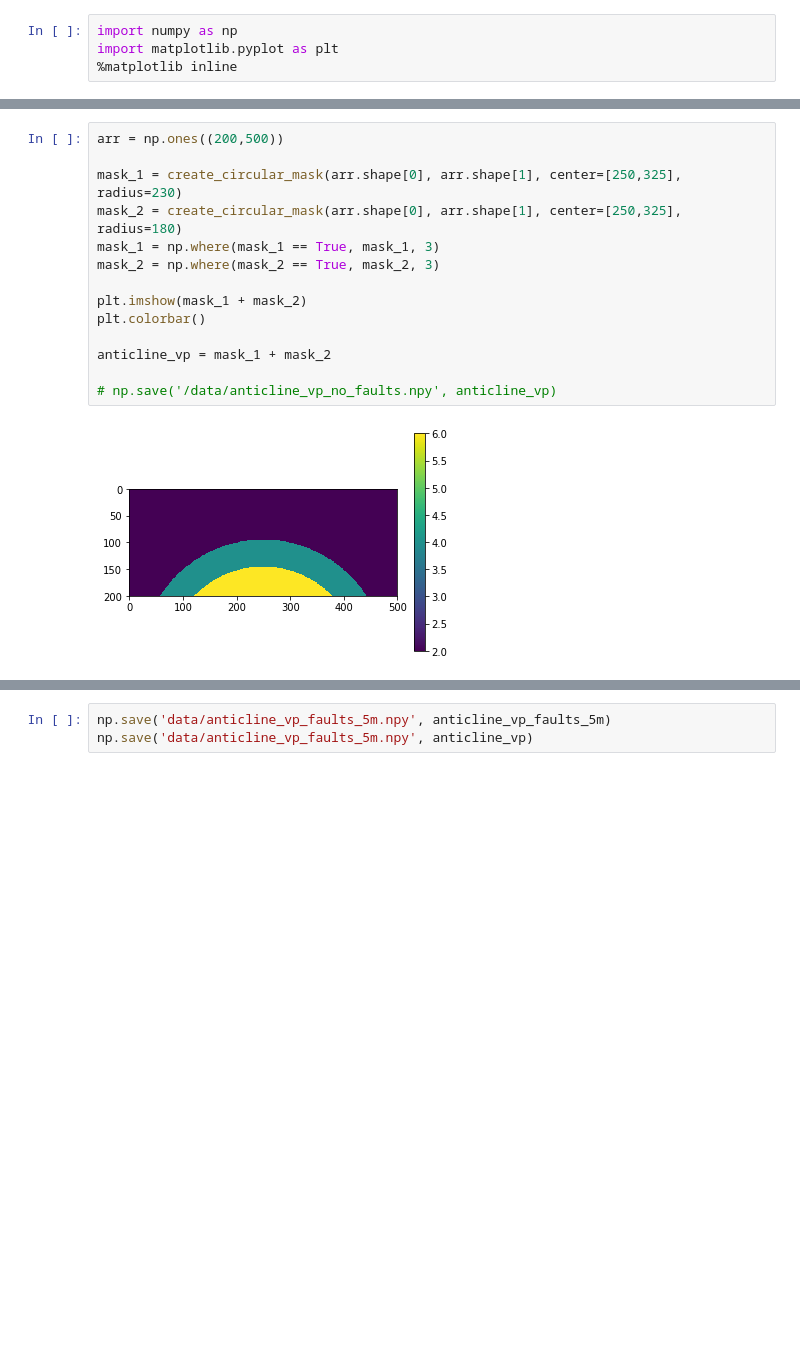
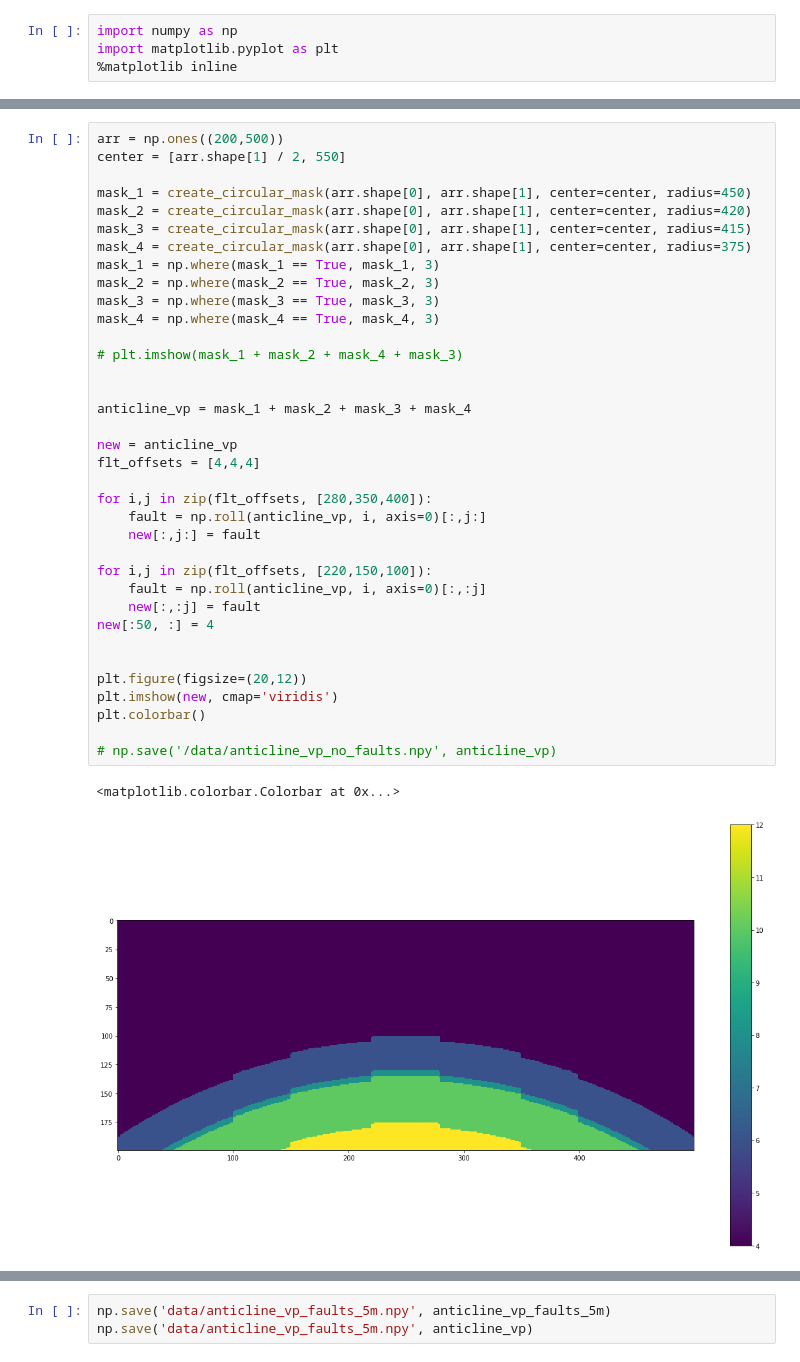
Before and after one commit to tccw/geotools, a Jupyter notebook: toys/devito_WSL/velocity_building.ipynb, the cells around one changed output, grey strips where cells are left out. Drawn from its saved outputs; the diff is of its cells as text; blank space fills up the shorter version.

```diff
--- a/toys/devito_WSL/velocity_building.ipynb
+++ b/toys/devito_WSL/velocity_building.ipynb
@@ -23,16 +55,39 @@ mask_2 = create_circular_mask(arr.shape[0], arr.shape[1], center=[250,325], radi
 # %%
 arr = np.ones((200,500))
+center = [arr.shape[1] / 2, 550]
 
-mask_1 = create_circular_mask(arr.shape[0], arr.shape[1], center=[250,325], radius=230)
-mask_2 = create_circular_mask(arr.shape[0], arr.shape[1], center=[250,325], radius=180)
+mask_1 = create_circular_mask(arr.shape[0], arr.shape[1], center=center, radius=450)
+mask_2 = create_circular_mask(arr.shape[0], arr.shape[1], center=center, radius=420)
+mask_3 = create_circular_mask(arr.shape[0], arr.shape[1], center=center, radius=415)
+mask_4 = create_circular_mask(arr.shape[0], arr.shape[1], center=center, radius=375)
 mask_1 = np.where(mask_1 == True, mask_1, 3)
 mask_2 = np.where(mask_2 == True, mask_2, 3)
+mask_3 = np.where(mask_3 == True, mask_3, 3)
+mask_4 = np.where(mask_4 == True, mask_4, 3)
 
-plt.imshow(mask_1 + mask_2)
+# plt.imshow(mask_1 + mask_2 + mask_4 + mask_3)
+
+
+anticline_vp = mask_1 + mask_2 + mask_3 + mask_4
+
+new = anticline_vp
+flt_offsets = [4,4,4]
+
+for i,j in zip(flt_offsets, [280,350,400]):
+    fault = np.roll(anticline_vp, i, axis=0)[:,j:]
+    new[:,j:] = fault
+
+for i,j in zip(flt_offsets, [220,150,100]):
+    fault = np.roll(anticline_vp, i, axis=0)[:,:j]
+    new[:,:j] = fault
+new[:50, :] = 4
+
+
+plt.figure(figsize=(20,12))
+plt.imshow(new, cmap='viridis')
 plt.colorbar()
 
-anticline_vp = mask_1 + mask_2
-
 # np.save('/data/anticline_vp_no_faults.npy', anticline_vp)
 # %% [output]
+<matplotlib.colorbar.Colorbar at 0x...>
-[figure, old version]
+[figure, new version]
```
Also changed, not shown: parts of 9 cells of this notebook, 1 other file.
